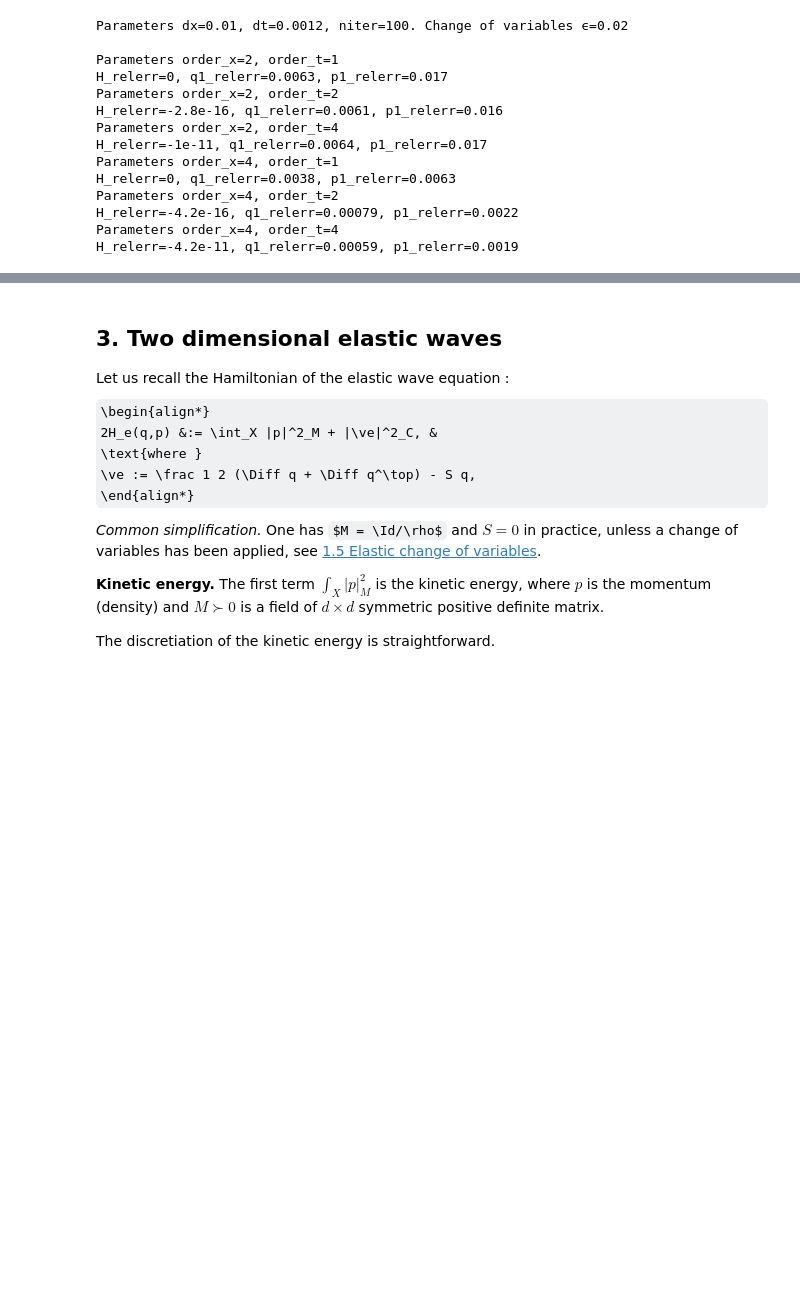
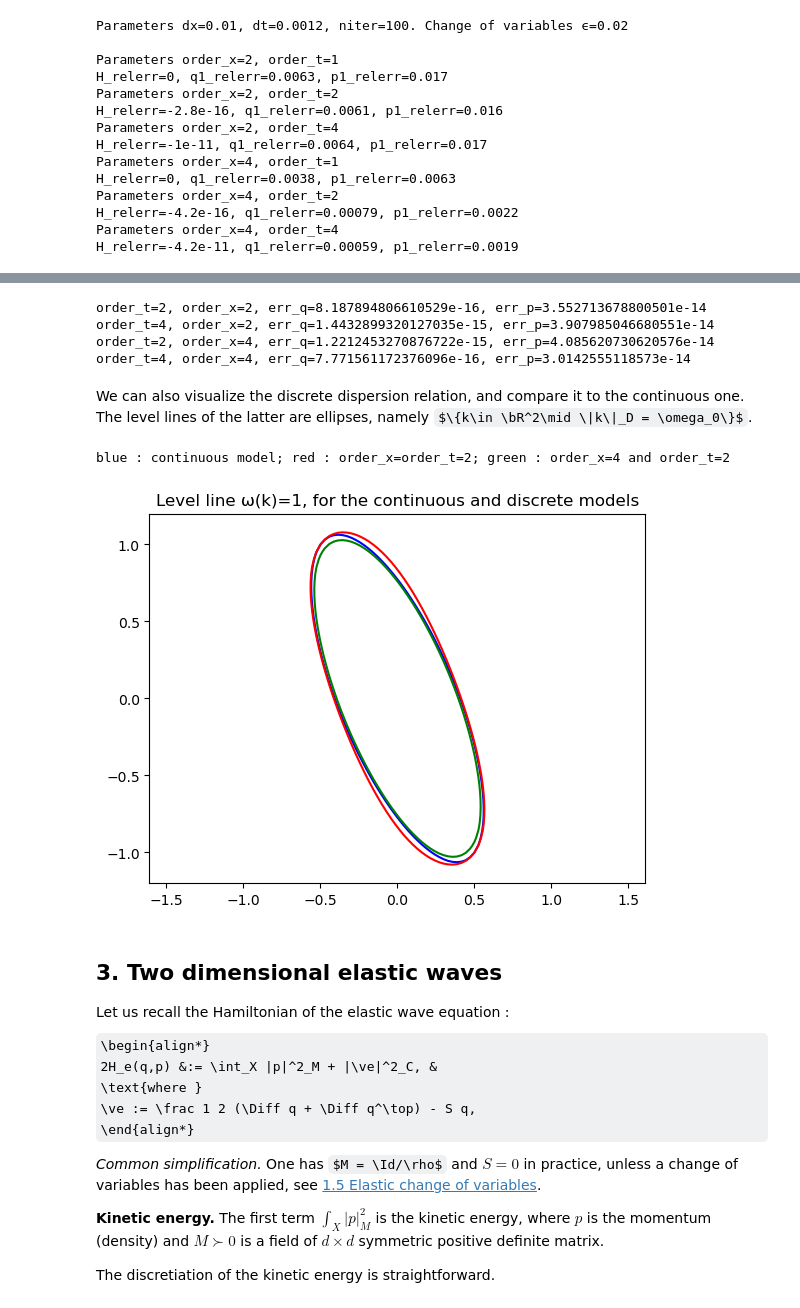
Before and after one commit to Mirebeau/AdaptiveGridDiscretizations_showcase, a Jupyter notebook: Notebooks_Div/HighOrderWaves.ipynb, the cells around one changed output, grey strips where cells are left out. Saved outputs shown, nothing was run; the diff lists cells and outputs as text; code cells hidden in the pictures; some formulas as TeX source; blank space fills up the shorter version.

```diff
--- a/Notebooks_Div/HighOrderWaves.ipynb
+++ b/Notebooks_Div/HighOrderWaves.ipynb
@@ -1165,0 +1311,3 @@ assert allclose(res0.value,res1.value) and allclose(res0.coef,res1.coef)
+# %%
+for order_x,N in ((2,10),(4,6)):
+    print(f"{order_x=} and {N=} yield kdx={2*π/N:.4} and relative dispersion error {1-_γ(2*π/N,order_x):.4}")
@@ -1165,0 +1321,4 @@ assert allclose(res0.value,res1.value) and allclose(res0.coef,res1.coef)
+# %%
+ωdt = 0.3
+for order_t in (2,4):
+    print(f"{order_t=} and {ωdt=} yield relative dispersion error {1-_γ2inv(ωdt**2*_γs(ωdt**2,order_t),1) / ωdt}")
@@ -1492,3 +1664,71 @@ H_relerr=-4.2e-11, q1_relerr=0.00059, p1_relerr=0.0019
+# %%
+def dispersion_a(k,ρ,D,dx,dt,order_x=2,order_t=2):
+    """
+    Returns the frequency corresponding to the given wavenumber and model coefficients, for the discrete 1D model.
+    Also returns the multiplier, to obtain $p$ from $q$ (in addition to shifting by a period).
+    """
+    λ,e = Selling.Decomposition(D)
+    ke = lp.dot_VV(k[:,None],e)
+    b = np.sum(λ * ke**2 * _γ(ke*dx,order_x),axis=0) / ρ
+    return _dispersion(b,ρ,dt,order_t)
+# %%
+X,dx = make_domain(10,2)
+ρ = 1.3
+D = Riemann.from_diagonal([3**2, 1]).rotate_by(np.pi/8).m
+for order_x in (2,4):
+    for order_t in (2,4):
+        dt_max = CFL_a(ρ,D,dx, order_x=order_x,order_t=order_t)
+        dt = 0.6*dt_max
+
+        WaveH = Hamiltonian_a(ρ,D,X,dx,order=order_x)
+
+        k = 2*π * np.array([1,2])
+        ω,r = dispersion_a(k,ρ,D,dx,dt,order_x=order_x,order_t=order_t)
+        k_ = fd.as_field(k,X[0].shape)
+        def q_exact(t,x): return np.exp(1j*(lp.dot_VV(k_,x) - ω*t)).real
+        def p_exact(t,x): return -np.exp(1j*(lp.dot_VV(k_,x) - ω*t)).imag*r
+
+        q1,p1 = WaveH.Sympl_p(q_exact(0,X),p_exact(0,X),dt,order=order_t)
+        err_q = norm(q1 - q_exact(dt,X),np.inf)
+        err_p = norm(p1 - p_exact(dt,X),np.inf)
+        print(f"{order_t=}, {order_x=}, {err_q=}, {err_p=}")
+        assert err_q<1e-14 and  err_p<1e-13 # Exact up to machine precision.
+# %% [output]
+order_t=2, order_x=2, err_q=8.187894806610529e-16, err_p=3.552713678800501e-14
+order_t=4, order_x=2, err_q=1.4432899320127035e-15, err_p=3.907985046680551e-14
+order_t=2, order_x=4, err_q=1.2212453270876722e-15, err_p=4.085620730620576e-14
+order_t=4, order_x=4, err_q=7.771561172376096e-16, err_p=3.0142555118573e-14
+# %% [markdown]
+We can also visualize the discrete dispersion relation, and compare it to the continuous one.
+The level lines of the latter are ellipses, namely $\{k\in \bR^2\mid \|k\|_D = \omega_0\}$.
+# %%
+# Choose the model parameters
+ρ = 1.3
+D = Riemann.from_diagonal([3**2, 1]).rotate_by(np.pi/8).m
+dx=2
+dt=1
+
+# Setup the plot range
+ak0 = np.linspace(-0.7,0.7)
+ak1 = np.linspace(-1.2,1.2)
+ks = np.array(np.meshgrid(ak0,ak1,indexing='ij'))
+ρs = np.array(ρ)[None,None]; Ds = D[:,:,None,None] # Broadcast ρ and D to match k
+
+# Compute the dispersion relations
+ω_cont = lp.dot_VAV(ks,Ds,ks)/ρs
+ω_22,_ = dispersion_a(ks,ρs,Ds,dx,dt,order_x=2,order_t=2)
+ω_42,_ = dispersion_a(ks,ρs,Ds,dx,dt,order_x=4,order_t=2)
+
+# Plot
+plt.title("Level line ω(k)=1, for the continuous and discrete models")
+print("blue : continuous model; red : order_x=order_t=2; green : order_x=4 and order_t=2")
+plt.contour(*ks,ω_cont,levels=[1],colors='blue')
+plt.contour(*ks,ω_22,levels=[1],colors='red')
+plt.contour(*ks,ω_42,levels=[1],colors='green')
+plt.axis('equal');
+# %% [output]
+blue : continuous model; red : order_x=order_t=2; green : order_x=4 and order_t=2
+[figure, added]
 # %% [markdown]
 ## 3. Two dimensional elastic waves
 
```
Also changed, not shown: parts of 25 cells of this notebook.
